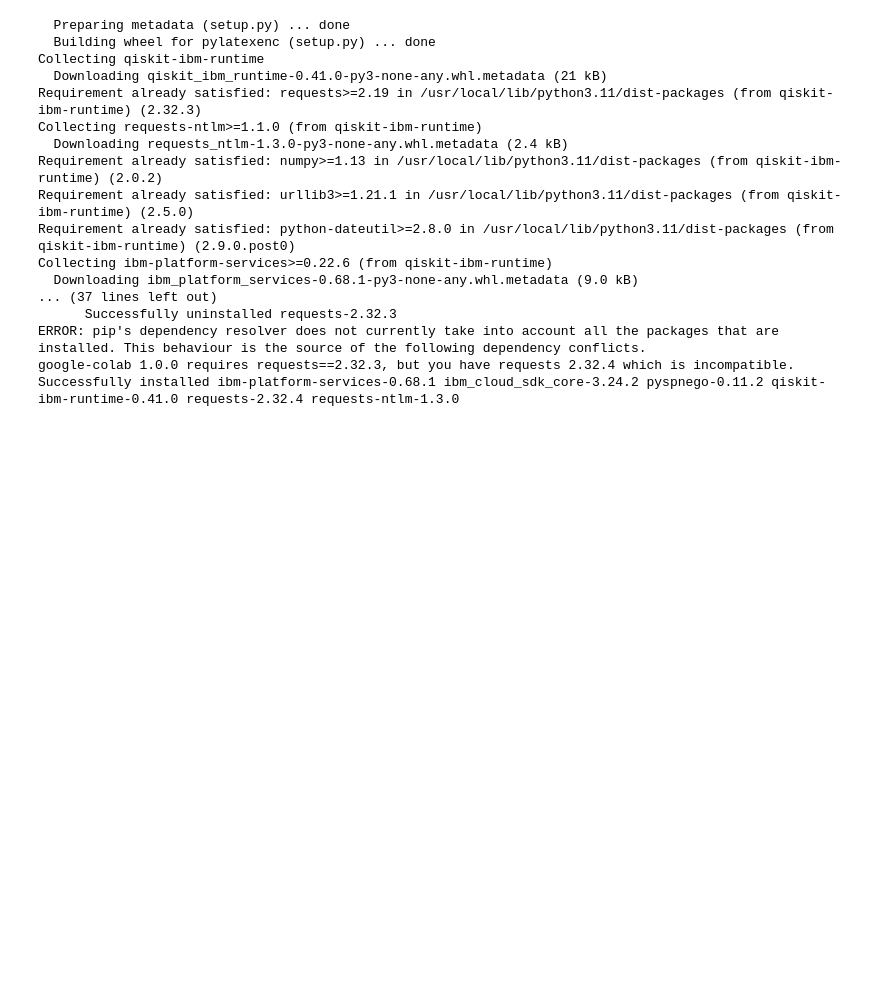
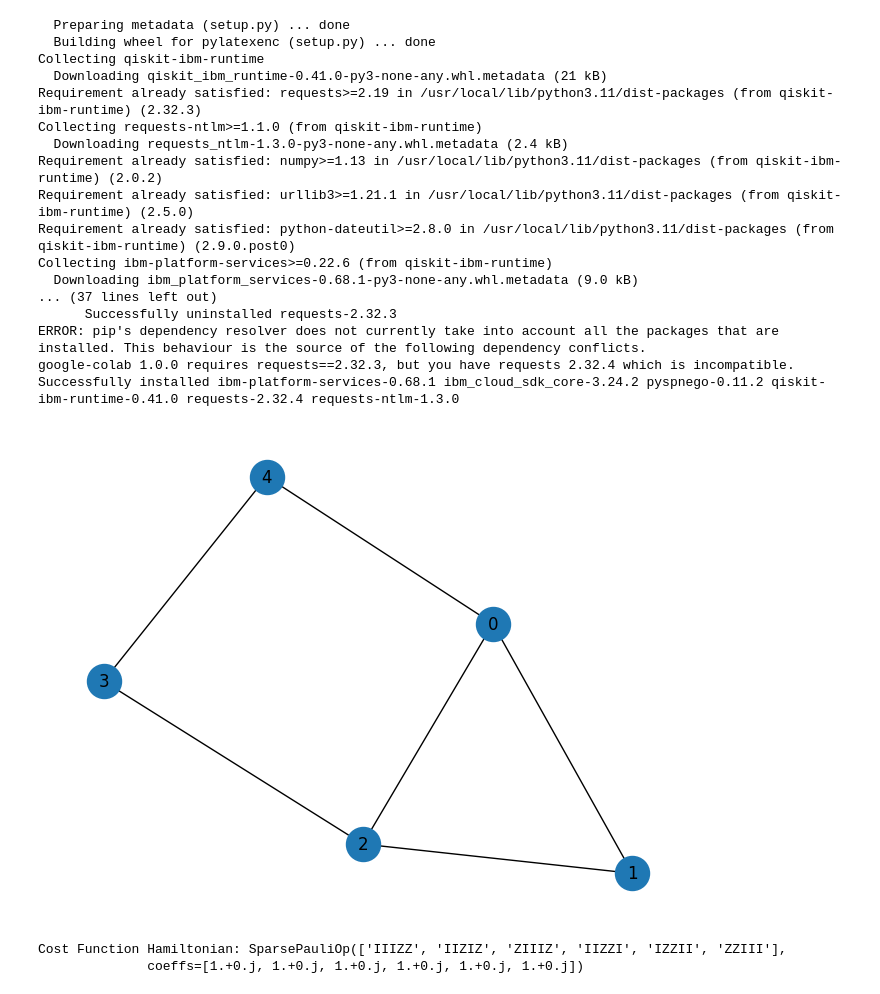
Before and after one commit to KaziMuktadirAhmed/AI-Project-I, a Jupyter notebook: QAOA_implementation.ipynb, the cells around one changed output. Saved outputs shown, nothing was run; the diff lists cells and outputs as text; code cells hidden in the pictures; blank space fills up the shorter version.

```diff
--- a/QAOA_implementation.ipynb
+++ b/QAOA_implementation.ipynb
@@ -35,0 +42,36 @@ from qiskit_aer.noise import NoiseModel
+# %%
+n = 5
+
+graph = rx.PyGraph()
+graph.add_nodes_from(np.arange(0, n, 1))
+edge_list = [
+    (0, 1, 1.0),
+    (0, 2, 1.0),
+    (0, 4, 1.0),
+    (1, 2, 1.0),
+    (2, 3, 1.0),
+    (3, 4, 1.0),
+]
+graph.add_edges_from(edge_list)
+draw_graph(graph, node_size=600, with_labels=True)
+# %% [output]
+[figure, added]
+# %%
+def build_max_cut_paulis(graph: rx.PyGraph) -> list[tuple[str, float]]:
+    """Convert the graph to Pauli list.
+
+    This function does the inverse of `build_max_cut_graph`
+    """
+    pauli_list = []
+    for edge in list(graph.edge_list()):
+        weight = graph.get_edge_data(edge[0], edge[1])
+        pauli_list.append(("ZZ", [edge[0], edge[1]], weight))
+    return pauli_list
+
+
+max_cut_paulis = build_max_cut_paulis(graph)
+cost_hamiltonian = SparsePauliOp.from_sparse_list(max_cut_paulis, n)
+print("Cost Function Hamiltonian:", cost_hamiltonian)
+# %% [output]
+Cost Function Hamiltonian: SparsePauliOp(['IIIZZ', 'IIZIZ', 'ZIIIZ', 'IIZZI', 'IZZII', 'ZZIII'],
+              coeffs=[1.+0.j, 1.+0.j, 1.+0.j, 1.+0.j, 1.+0.j, 1.+0.j])
```
Also changed, not shown: parts of 2 cells of this notebook.
